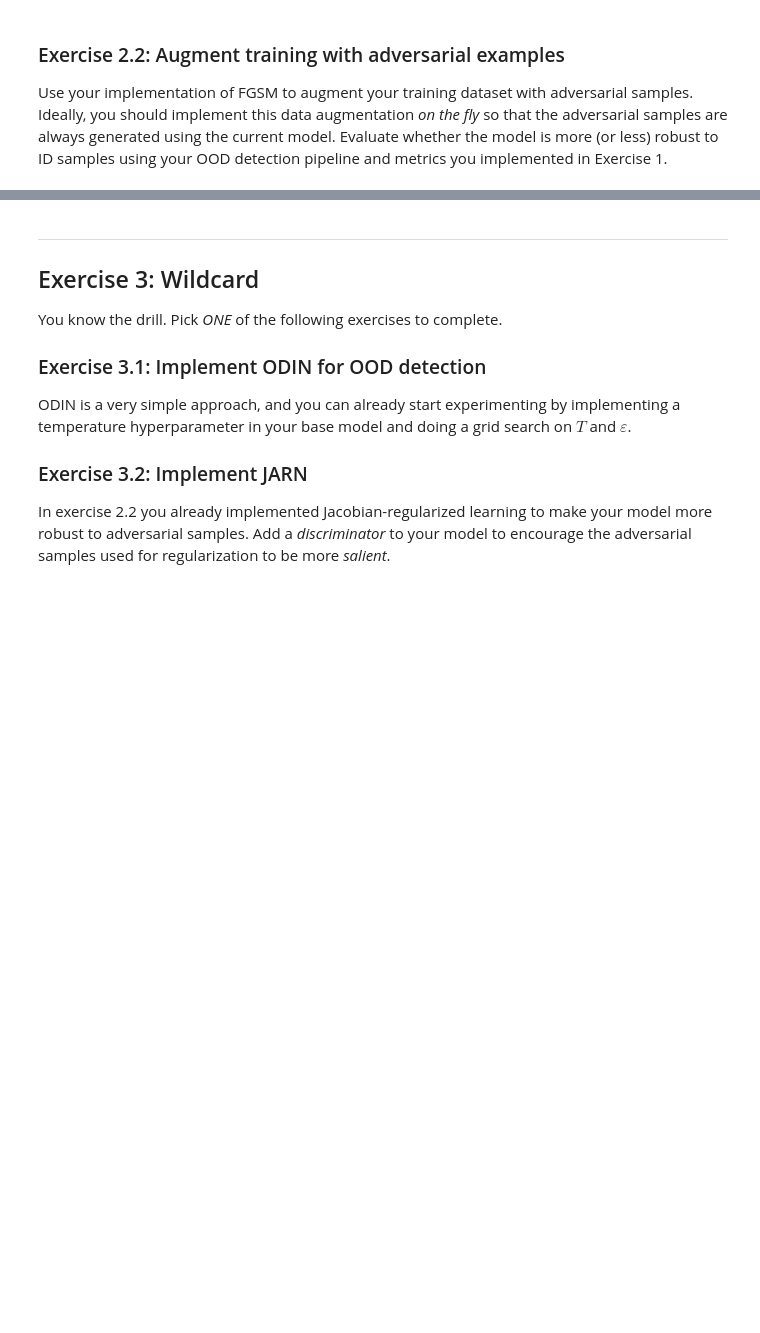
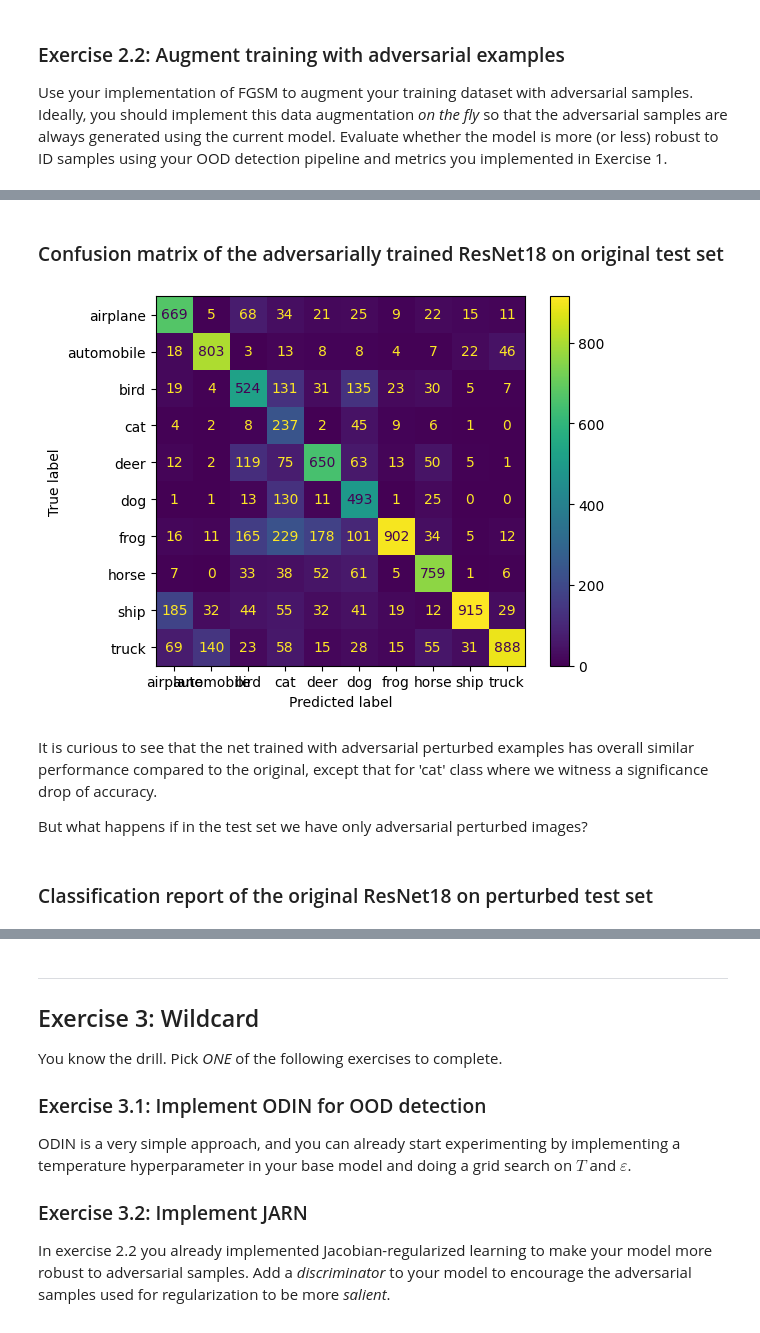
Before and after one commit to stefanomagnolfiunifi/DLA2026, a Jupyter notebook: adversarial_lab/adversarial.ipynb, the cells around one changed output, grey strips where cells are left out. Cells and saved outputs as stored; diff of their text form; code cells hidden in the pictures; blank space fills up the shorter version.

```diff
--- a/adversarial_lab/adversarial.ipynb
+++ b/adversarial_lab/adversarial.ipynb
@@ -392,0 +473,3 @@ Validation Loss: 0.9626, Validation Accuracy: 0.6603
+# %%
+adv_result = test_loop(adv_resnet18, test_loader, device)
+print(classification_report(adv_result['predictions'], adv_result['labels']))
@@ -392,0 +504,15 @@ Validation Loss: 0.9626, Validation Accuracy: 0.6603
+# %% [markdown]
+### Confusion matrix of the adversarially trained ResNet18 on original test set
+# %%
+adv_cm = confusion_matrix(adv_result['predictions'], adv_result['labels'])
+adv_display = ConfusionMatrixDisplay(confusion_matrix=adv_cm, display_labels=cifar10_train_split.classes)
+adv_display.plot()
+plt.show()
+# %% [output]
+[figure, added]
+# %% [markdown]
+It is curious to see that the net trained with adversarial perturbed examples has overall similar performance compared to the original, except that for 'cat' class where we witness a significance drop of accuracy.
+
+But what happens if in the test set we have only adversarial perturbed images?
+# %% [markdown]
+### Classification report of the original ResNet18 on perturbed test set
```
Also changed, not shown: parts of 39 cells of this notebook, 1 other file.
